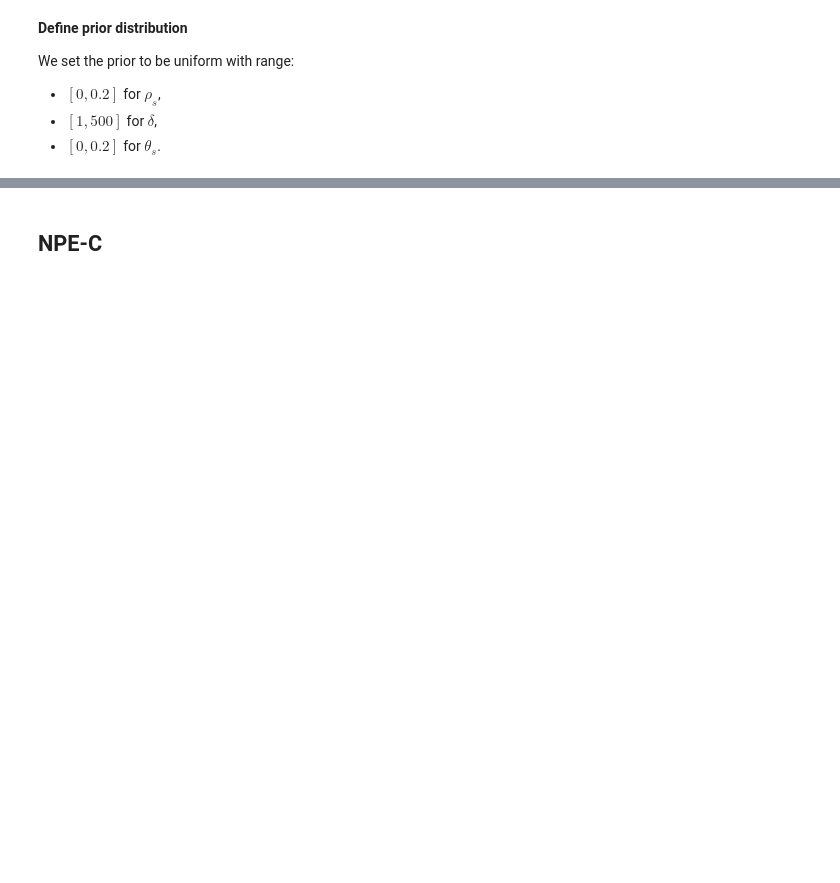
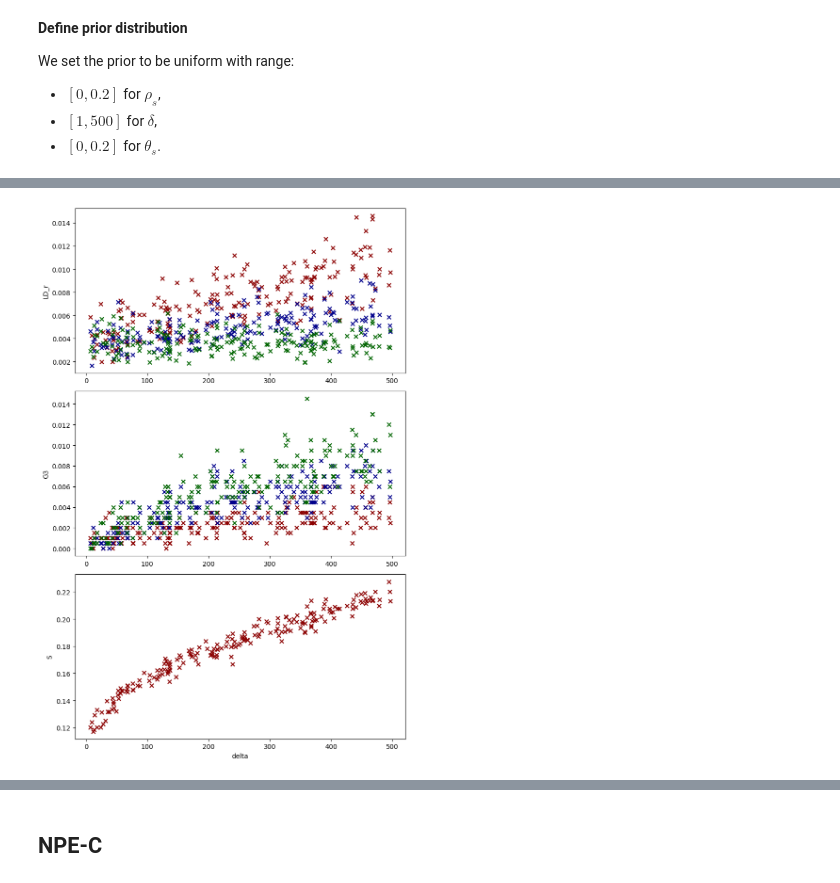
Before and after one commit to haochu-liu/likelihood-free, a Jupyter notebook: python/run_ClonalOrigin_sbi.ipynb, the cells around one changed output, grey strips where cells are left out. Drawn from its saved outputs; the diff is of its cells as text; code cells hidden in the pictures; blank space fills up the shorter version.

```diff
--- a/python/run_ClonalOrigin_sbi.ipynb
+++ b/python/run_ClonalOrigin_sbi.ipynb
@@ -101,0 +95,21 @@ plt.show()
+# %%
+fig, axs = plt.subplots(3, 1, figsize=(8, 12))
+
+axs[0].scatter(x_mat[:, 1], delta_mat[:, 0], marker='x', color='darkred')
+axs[0].scatter(x_mat[:, 1], delta_mat[:, 1], marker='x', color='darkblue')
+axs[0].scatter(x_mat[:, 1], delta_mat[:, 2], marker='x', color='darkgreen')
+axs[0].set_ylabel('LD_r')
+
+axs[1].scatter(x_mat[:, 1], delta_mat[:, 3], marker='x', color='darkred')
+axs[1].scatter(x_mat[:, 1], delta_mat[:, 4], marker='x', color='darkblue')
+axs[1].scatter(x_mat[:, 1], delta_mat[:, 5], marker='x', color='darkgreen')
+axs[1].set_ylabel('G3')
+
+axs[2].scatter(x_mat[:, 1], delta_mat[:, 6], marker='x', color='darkred')
+axs[2].set_xlabel('delta')
+axs[2].set_ylabel('S')
+
+plt.tight_layout()
+plt.show()
+# %% [output]
+[figure, added]
```
Also changed, not shown: parts of 16 cells of this notebook.
